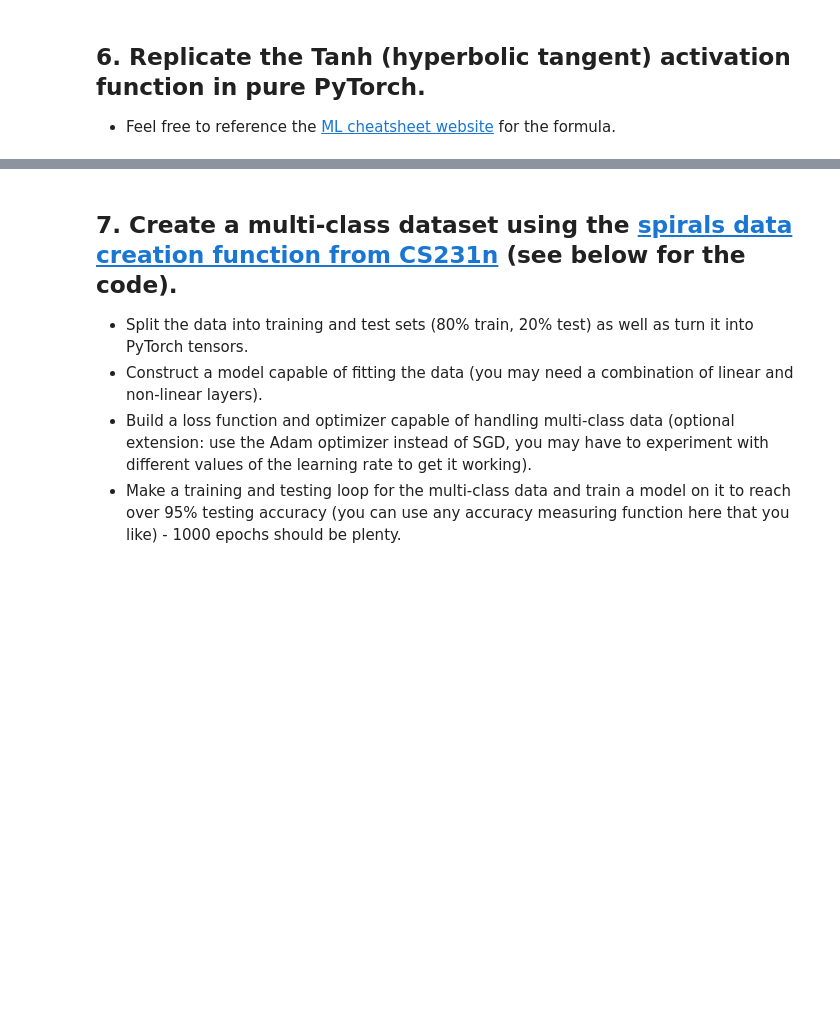
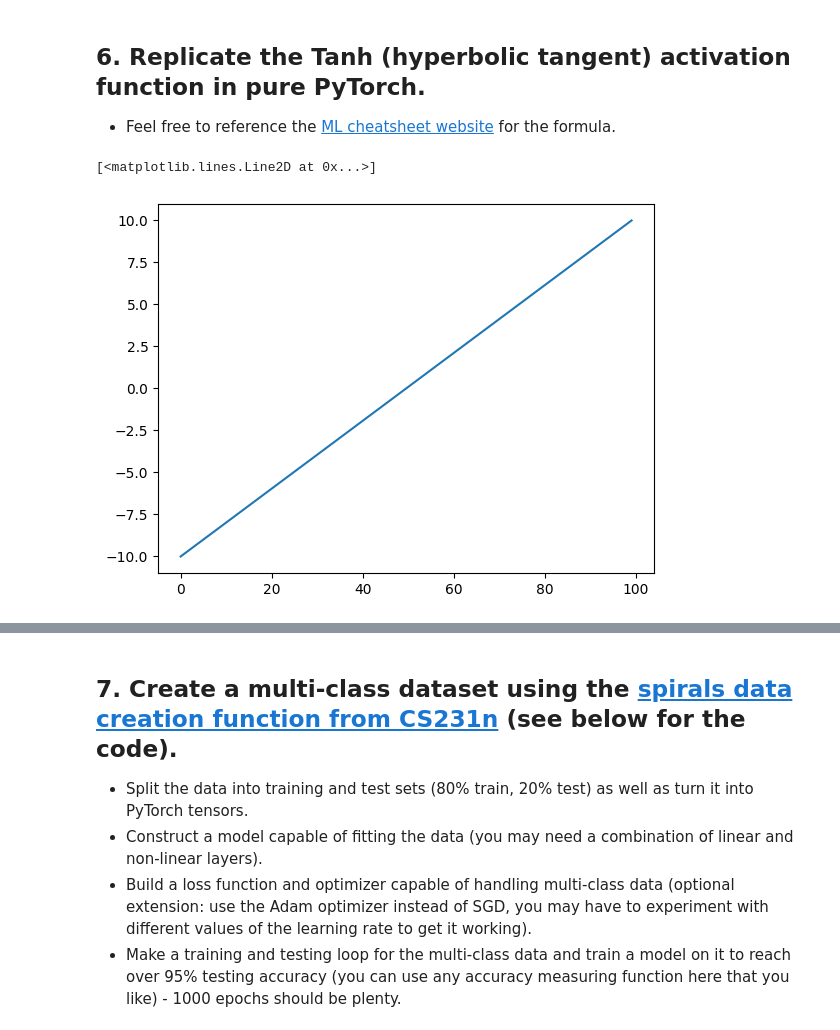
Before and after one commit to Ouzr0107/pytorch_ex, a Jupyter notebook: extras/exercises/02_pytorch_classification_exercises.ipynb, the cells around one changed output, grey strips where cells are left out. Cells and saved outputs as stored; diff of their text form; code cells hidden in the pictures; blank space fills up the shorter version.

```diff
--- a/extras/exercises/02_pytorch_classification_exercises.ipynb
+++ b/extras/exercises/02_pytorch_classification_exercises.ipynb
@@ -194,5 +268,10 @@ def plot_decision_boundary(model, X, y):
   * Feel free to reference the [ML cheatsheet website](https://ml-cheatsheet.readthedocs.io/en/latest/activation_functions.html#tanh) for the formula.
 # %%
 # Create a straight line tensor
+tensor_A = torch.linspace(-10, 10, steps=100)
+plt.plot(tensor_A)
+# %% [output]
+[<matplotlib.lines.Line2D at 0x...>]
+[figure, added]
 # %%
 # Test torch.tanh() on the tensor and plot it
```
Also changed, not shown: parts of 25 cells of this notebook.
